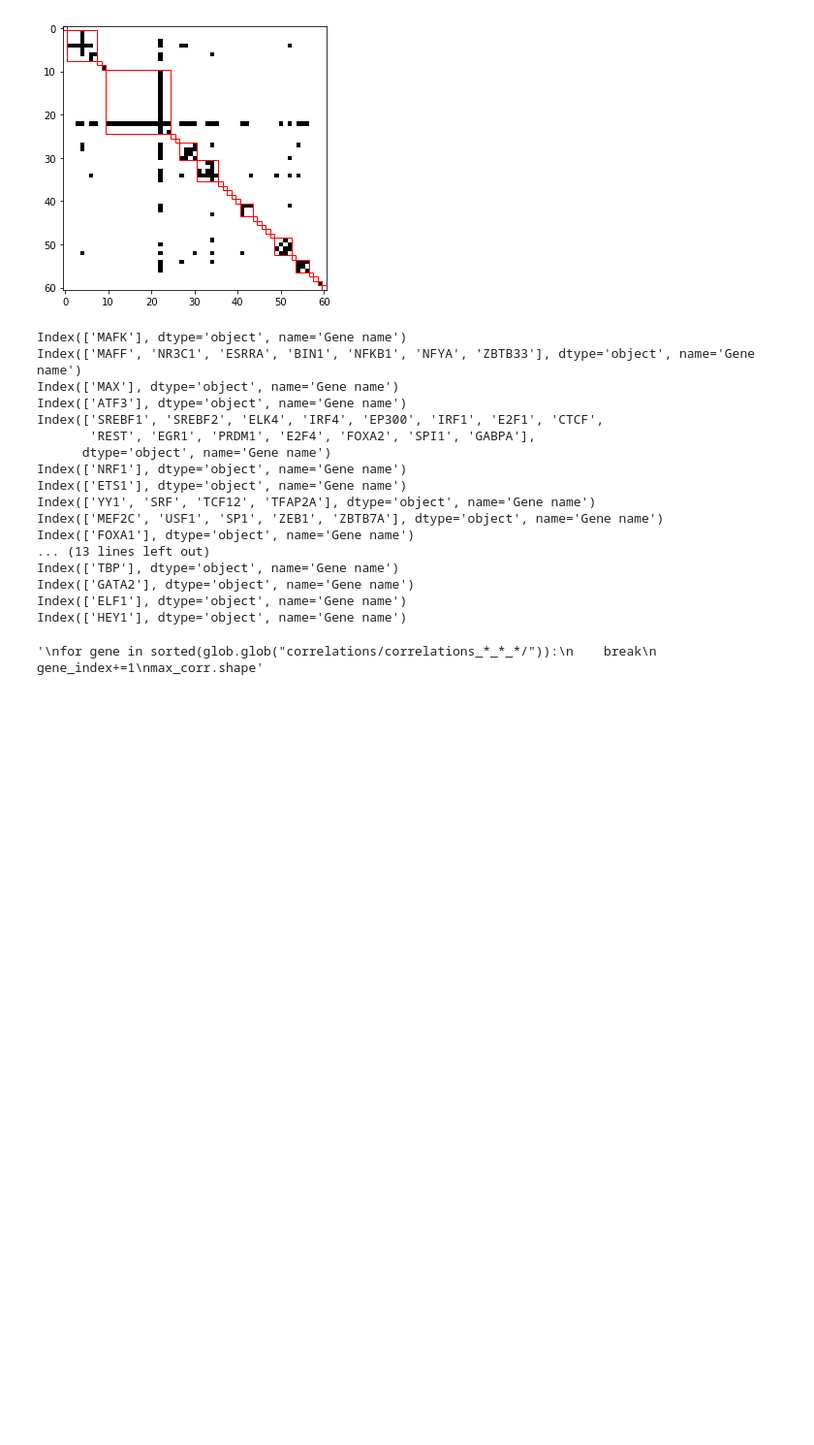
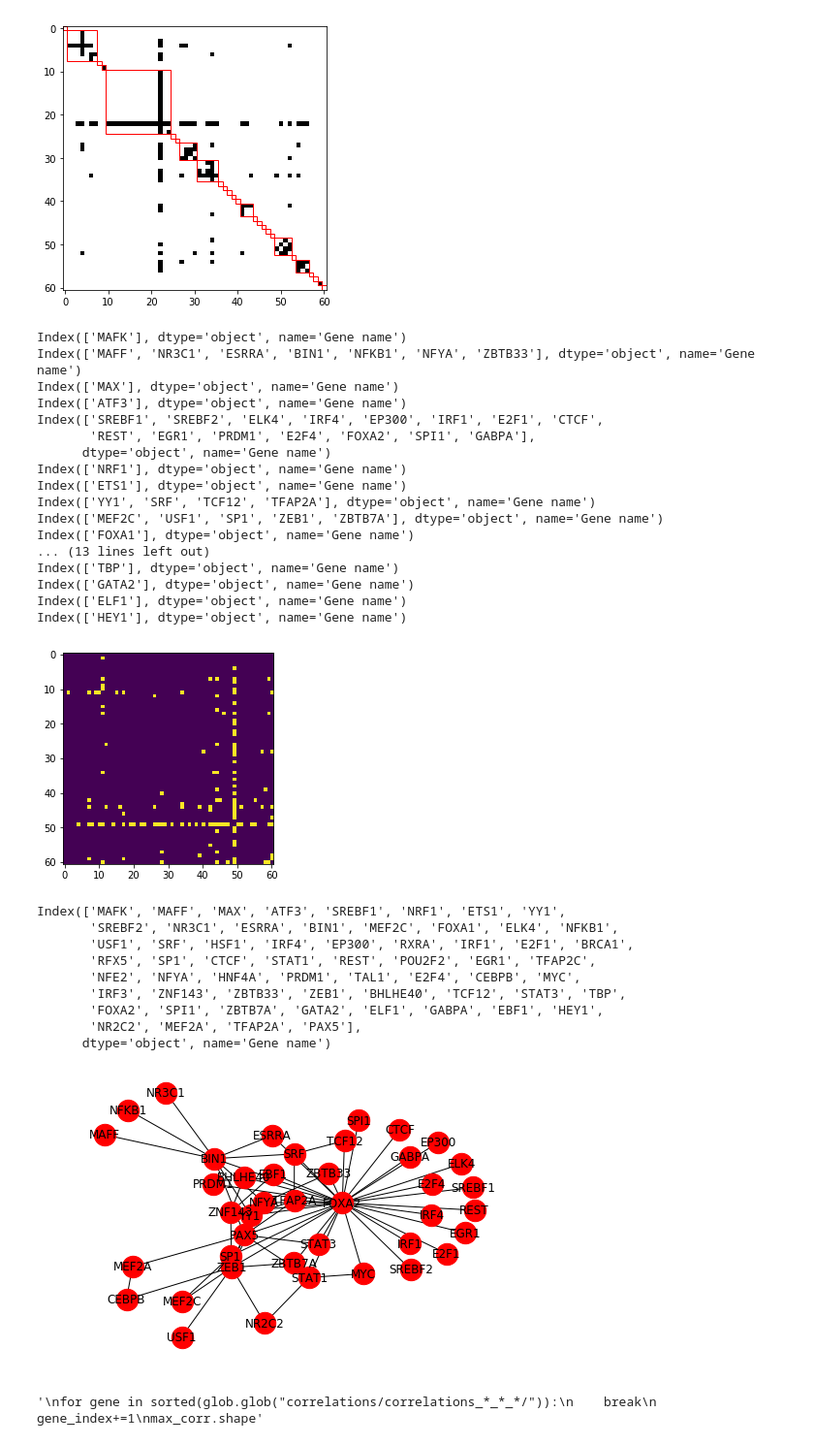
Before and after one commit to adespi/link_epi_to_expr, a Jupyter notebook: tests_before_create_graph.ipynb, the cells around one changed output. Shown: that part at 97% size. Drawn from its saved outputs; the diff is of its cells as text; code cells hidden in the pictures; blank space fills up the shorter version.

```diff
--- a/tests_before_create_graph.ipynb
+++ b/tests_before_create_graph.ipynb
@@ -186,6 +186,58 @@ Index(['TBP'], dtype='object', name='Gene name')
 Index(['GATA2'], dtype='object', name='Gene name')
 Index(['ELF1'], dtype='object', name='Gene name')
 Index(['HEY1'], dtype='object', name='Gene name')
+# %%
+import matplotlib.pyplot as plt
+import networkx as nx
+
+def show_graph_with_labels(adjacency_matrix):
+    rows, cols = np.where(adjacency_matrix == 1)
+    edges = zip(rows.tolist(), cols.tolist())
+    #edges = zip(labs[rows.tolist()], labs[cols.tolist()])
+    edges = zip(gene_names[rows.tolist()], gene_names[cols.tolist()])
+    #print(labs[rows.tolist()])
+    gr = nx.Graph()
+    gr.add_edges_from(edges)
+    nx.draw(gr, node_size=500, with_labels=True)
+    #nx.draw(gr, node_size=500, labels=mylabels, with_labels=True)
+    plt.show()
+
+#adjacency_matrix = nx.to_numpy_matrix(G, dtype=np.bool)
+adjacency_matrix = (nbr_signif_corr.values>cutoff) | np.transpose(nbr_signif_corr.values>cutoff)
+np.fill_diagonal(adjacency_matrix,0)
+
+
+#adjacency_matrix=np.delete(np.delete(adjacency_matrix,13,axis=0),13,axis=1)
+plt.imshow(adjacency_matrix)
+plt.show()
+genes_to_drop=([np.sum(adjacency_matrix!=0, axis=1)<1])
+genes_to_drop=list(np.where(genes_to_drop[0])[0])
+#rm FOXA2
+genes_to_drop.append(13)
+gene_names=nbr_signif_corr.columns
+print(gene_names)
+gene_names=(gene_names.drop(gene_names[genes_to_drop]))
+adjacency_matrix=np.delete(np.delete(adjacency_matrix,genes_to_drop,axis=0),genes_to_drop,axis=1)
+
+genes_to_drop=([np.sum(adjacency_matrix!=0, axis=1)<1])
+genes_to_drop=list(np.where(genes_to_drop[0])[0])
+gene_names=(gene_names.drop(gene_names[genes_to_drop]))
+adjacency_matrix=np.delete(np.delete(adjacency_matrix,genes_to_drop,axis=0),genes_to_drop,axis=1)
+
+
+show_graph_with_labels(adjacency_matrix)
+# %% [output]
+[figure, added]
+Index(['MAFK', 'MAFF', 'MAX', 'ATF3', 'SREBF1', 'NRF1', 'ETS1', 'YY1',
+       'SREBF2', 'NR3C1', 'ESRRA', 'BIN1', 'MEF2C', 'FOXA1', 'ELK4', 'NFKB1',
+       'USF1', 'SRF', 'HSF1', 'IRF4', 'EP300', 'RXRA', 'IRF1', 'E2F1', 'BRCA1',
+       'RFX5', 'SP1', 'CTCF', 'STAT1', 'REST', 'POU2F2', 'EGR1', 'TFAP2C',
+       'NFE2', 'NFYA', 'HNF4A', 'PRDM1', 'TAL1', 'E2F4', 'CEBPB', 'MYC',
+       'IRF3', 'ZNF143', 'ZBTB33', 'ZEB1', 'BHLHE40', 'TCF12', 'STAT3', 'TBP',
+       'FOXA2', 'SPI1', 'ZBTB7A', 'GATA2', 'ELF1', 'GABPA', 'EBF1', 'HEY1',
+       'NR2C2', 'MEF2A', 'TFAP2A', 'PAX5'],
+      dtype='object', name='Gene name')
+[figure, added]
 # %%
 """nbr_genes=len(gene_info["Gene name"])
 max_corr=pd.DataFrame(np.zeros([nbr_genes,nbr_genes]), index=gene_info["Gene name"], columns=gene_info["Gene name"])
```
Also changed, not shown: parts of 4 cells of this notebook.
